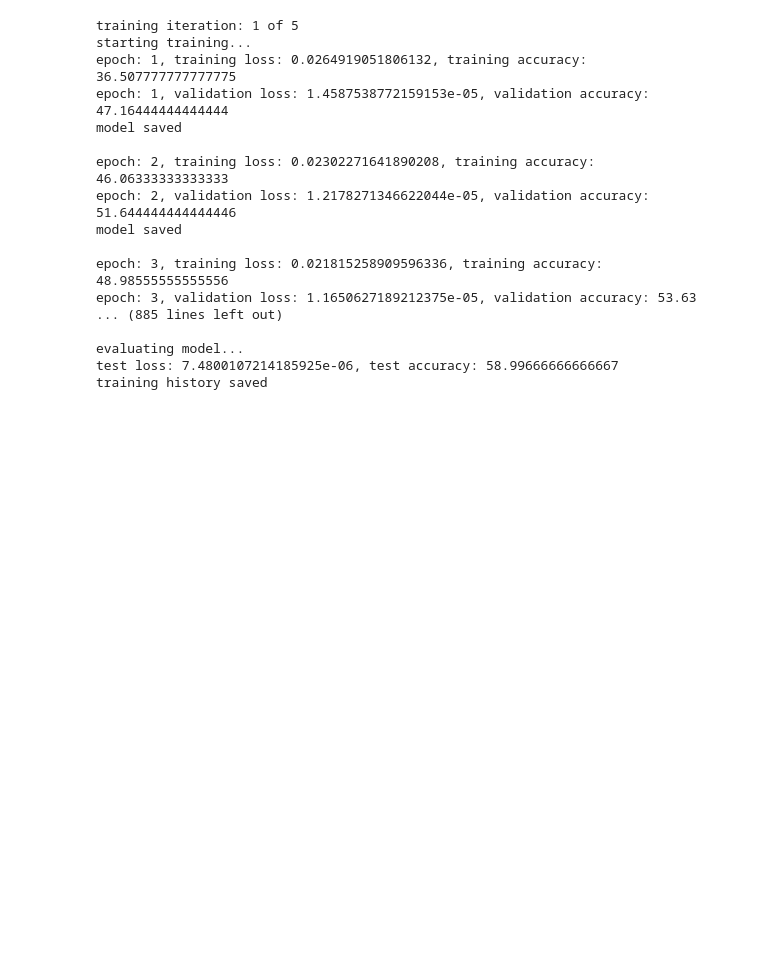
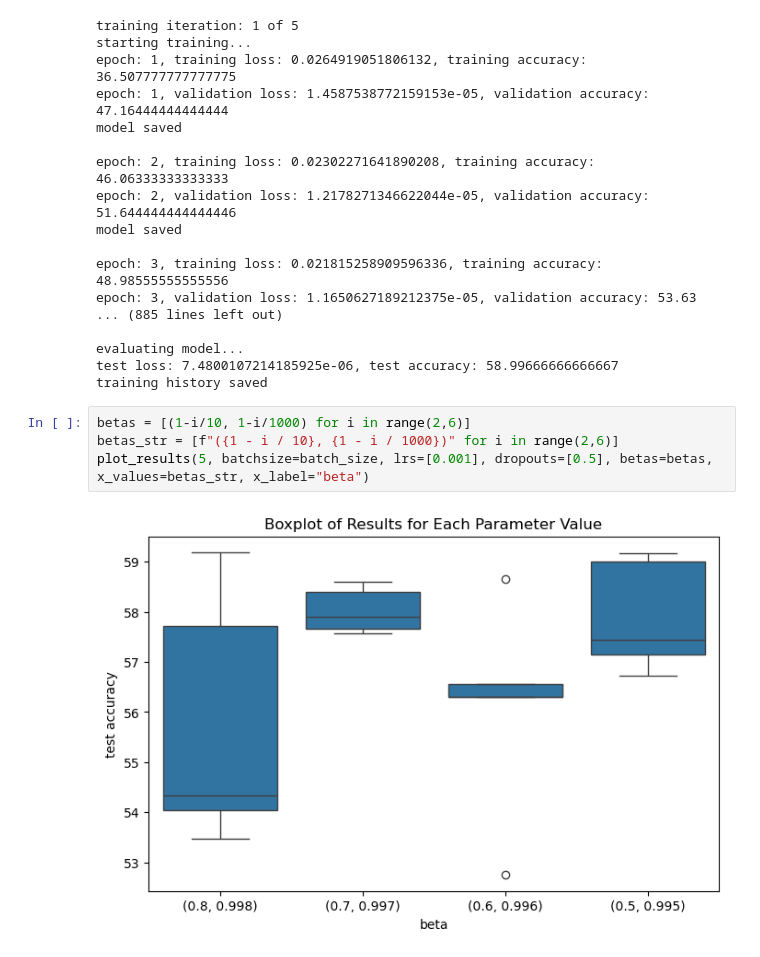
Before and after one commit to kubek22/deep_learning_project, a Jupyter notebook: FCNN_test.ipynb, the cells around one changed output. Drawn from its saved outputs; the diff is of its cells as text; blank space fills up the shorter version.

```diff
--- a/FCNN_test.ipynb
+++ b/FCNN_test.ipynb
@@ -95,3 +100,9 @@ epoch: 3, validation loss: 1.1650627189212375e-05, validation accuracy: 53.63
 evaluating model...
 test loss: 7.4800107214185925e-06, test accuracy: 58.99666666666667
 training history saved
+# %%
+betas = [(1-i/10, 1-i/1000) for i in range(2,6)]
+betas_str = [f"({1 - i / 10}, {1 - i / 1000})" for i in range(2,6)]
+plot_results(5, batchsize=batch_size, lrs=[0.001], dropouts=[0.5], betas=betas, x_values=betas_str, x_label="beta")
+# %% [output]
+[figure, added]
```
Also changed, not shown: parts of 3 cells of this notebook, 1 other file.
